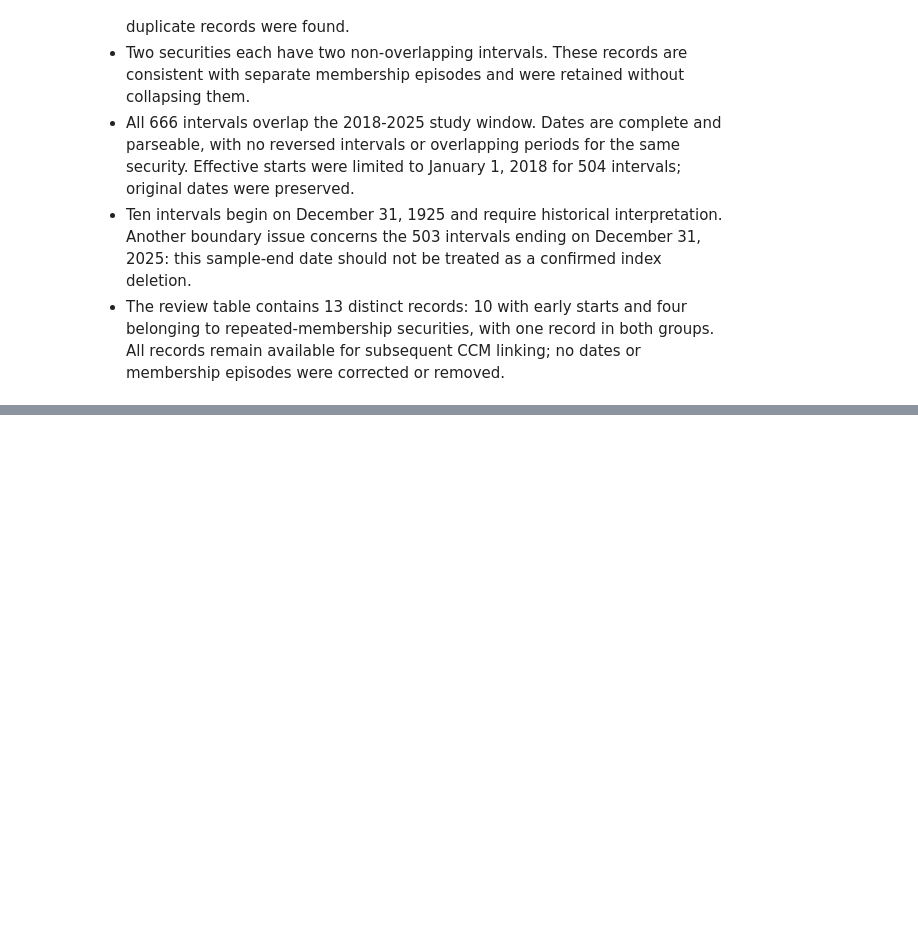
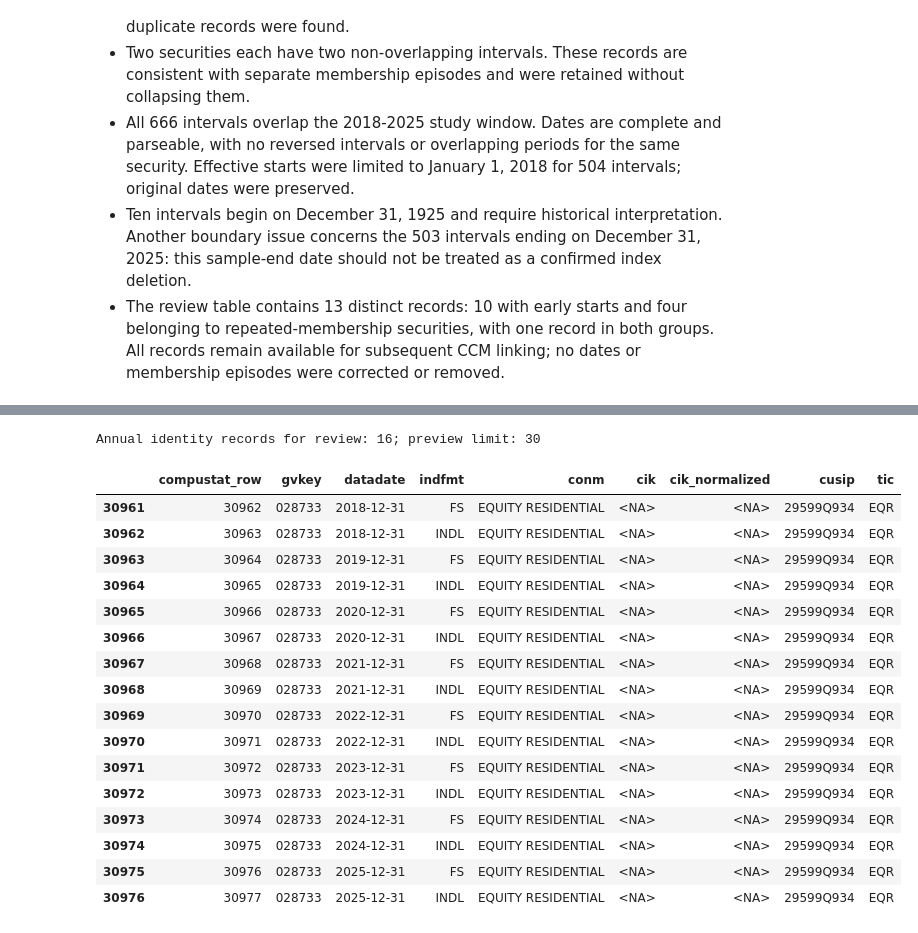
Before and after one commit to kptransfer2024-cmd/ai-workforce-statements, a Jupyter notebook: code/notebooks/01_build_firm_crosswalk.ipynb, the cells around one changed output, grey strips where cells are left out. Drawn from its saved outputs; the diff is of its cells as text; code cells hidden in the pictures; blank space fills up the shorter version.

```diff
--- a/code/notebooks/01_build_firm_crosswalk.ipynb
+++ b/code/notebooks/01_build_firm_crosswalk.ipynb
@@ -895,0 +1483,29 @@ Records requiring review: 13; preview limit: 30
+# %%
+company_identity_summary = compustat_sample.groupby("gvkey_key").agg(
+    annual_rows=("compustat_row", "size"),
+    company_names=("conm_key", "nunique"),
+    raw_cik_values=("cik_key", "nunique"),
+    normalized_cik_values=("cik_normalized", "nunique"),
+    cik_present_rows=("cik_key", "count"),
+    cusip_values=("cusip_key", "nunique"),
+    ticker_values=("tic_key", "nunique"),
+    first_report_date=("report_date", "min"),
+    last_report_date=("report_date", "max"),
+)
+company_identity_summary["cik_missing_rows"] = (
+    company_identity_summary["annual_rows"] - company_identity_summary["cik_present_rows"]
+)
+identity_review = company_identity_summary.loc[
+    company_identity_summary["company_names"].ne(1)
+    | company_identity_summary["normalized_cik_values"].ne(1)
+    | company_identity_summary["cik_missing_rows"].gt(0)
+].copy()
+display(pd.Series({
+    "matched_gvkey": len(company_identity_summary),
+    "gvkey_with_multiple_names": int(company_identity_summary["company_names"].gt(1).sum()),
+    "gvkey_with_multiple_normalized_cik": int(company_identity_summary["normalized_cik_values"].gt(1).sum()),
+    "gvkey_without_any_cik": int(company_identity_summary["normalized_cik_values"].eq(0).sum()),
+    "gvkey_with_some_missing_cik": int(company_identity_summary["cik_missing_rows"].gt(0).sum()),
+}, name="companies").to_frame())
+print(f"Company identity summaries requiring review: {len(identity_review)}; preview limit: 30")
+display(identity_review.head(30))
@@ -895,0 +1523,28 @@ Records requiring review: 13; preview limit: 30
+# %%
+identity_records_for_review = compustat_sample.loc[
+    compustat_sample["gvkey_key"].isin(identity_review.index)
+    | compustat_sample["nonstandard_cik"],
+    ["compustat_row", "gvkey", "datadate", "indfmt", "conm", "cik", "cik_normalized", "cusip", "tic"],
+].sort_values(["gvkey", "datadate", "indfmt"])
+print(f"Annual identity records for review: {len(identity_records_for_review)}; preview limit: 30")
+with pd.option_context("display.max_columns", None):
+    display(identity_records_for_review.head(30))
+# %% [output]
+Annual identity records for review: 16; preview limit: 30
+|  | compustat_row | gvkey | datadate | indfmt | conm | cik | cik_normalized | cusip | tic |
+| 30961 | 30962 | 028733 | 2018-12-31 | FS | EQUITY RESIDENTIAL | <NA> | <NA> | 29599Q934 | EQR |
+| 30962 | 30963 | 028733 | 2018-12-31 | INDL | EQUITY RESIDENTIAL | <NA> | <NA> | 29599Q934 | EQR |
+| 30963 | 30964 | 028733 | 2019-12-31 | FS | EQUITY RESIDENTIAL | <NA> | <NA> | 29599Q934 | EQR |
+| 30964 | 30965 | 028733 | 2019-12-31 | INDL | EQUITY RESIDENTIAL | <NA> | <NA> | 29599Q934 | EQR |
+| 30965 | 30966 | 028733 | 2020-12-31 | FS | EQUITY RESIDENTIAL | <NA> | <NA> | 29599Q934 | EQR |
+| 30966 | 30967 | 028733 | 2020-12-31 | INDL | EQUITY RESIDENTIAL | <NA> | <NA> | 29599Q934 | EQR |
+| 30967 | 30968 | 028733 | 2021-12-31 | FS | EQUITY RESIDENTIAL | <NA> | <NA> | 29599Q934 | EQR |
+| 30968 | 30969 | 028733 | 2021-12-31 | INDL | EQUITY RESIDENTIAL | <NA> | <NA> | 29599Q934 | EQR |
+| 30969 | 30970 | 028733 | 2022-12-31 | FS | EQUITY RESIDENTIAL | <NA> | <NA> | 29599Q934 | EQR |
+| 30970 | 30971 | 028733 | 2022-12-31 | INDL | EQUITY RESIDENTIAL | <NA> | <NA> | 29599Q934 | EQR |
+| 30971 | 30972 | 028733 | 2023-12-31 | FS | EQUITY RESIDENTIAL | <NA> | <NA> | 29599Q934 | EQR |
+| 30972 | 30973 | 028733 | 2023-12-31 | INDL | EQUITY RESIDENTIAL | <NA> | <NA> | 29599Q934 | EQR |
+| 30973 | 30974 | 028733 | 2024-12-31 | FS | EQUITY RESIDENTIAL | <NA> | <NA> | 29599Q934 | EQR |
+| 30974 | 30975 | 028733 | 2024-12-31 | INDL | EQUITY RESIDENTIAL | <NA> | <NA> | 29599Q934 | EQR |
+| 30975 | 30976 | 028733 | 2025-12-31 | FS | EQUITY RESIDENTIAL | <NA> | <NA> | 29599Q934 | EQR |
+| 30976 | 30977 | 028733 | 2025-12-31 | INDL | EQUITY RESIDENTIAL | <NA> | <NA> | 29599Q934 | EQR |
```
Also changed, not shown: parts of 52 cells of this notebook.
